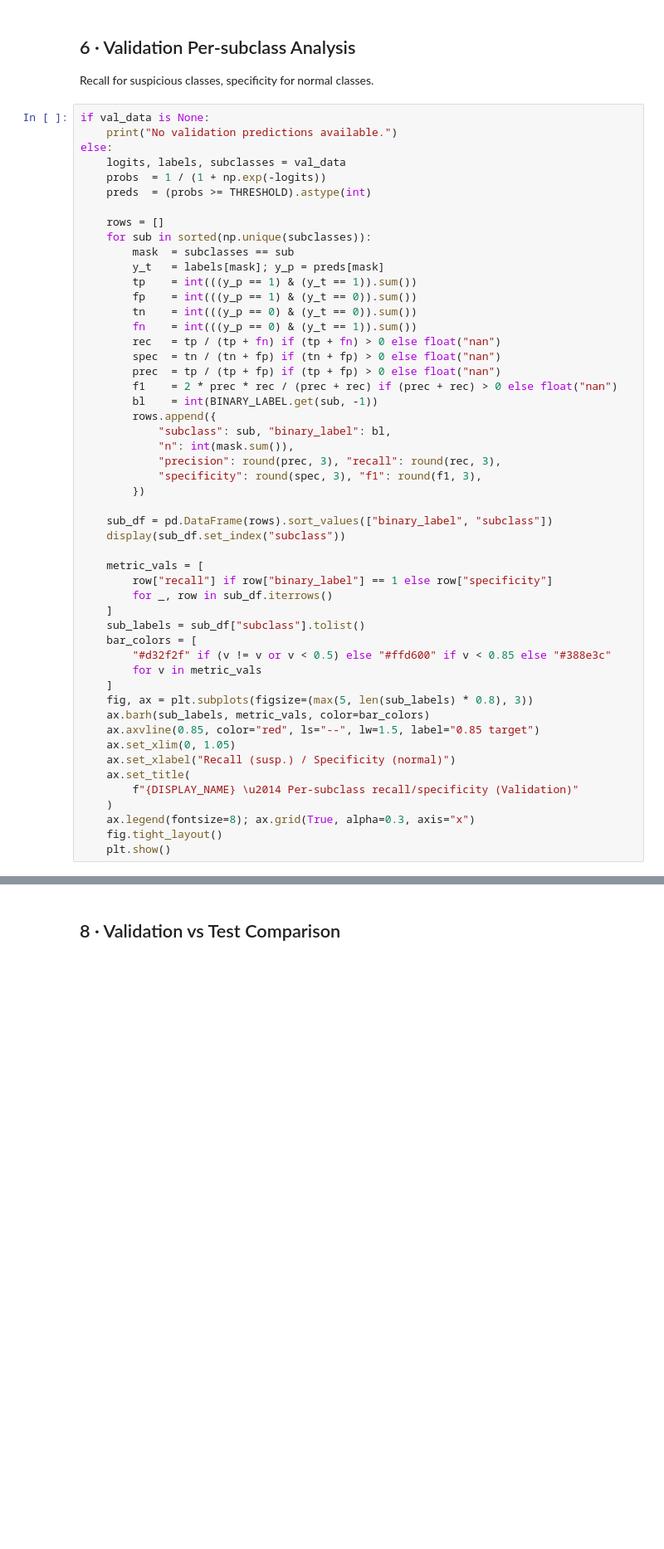
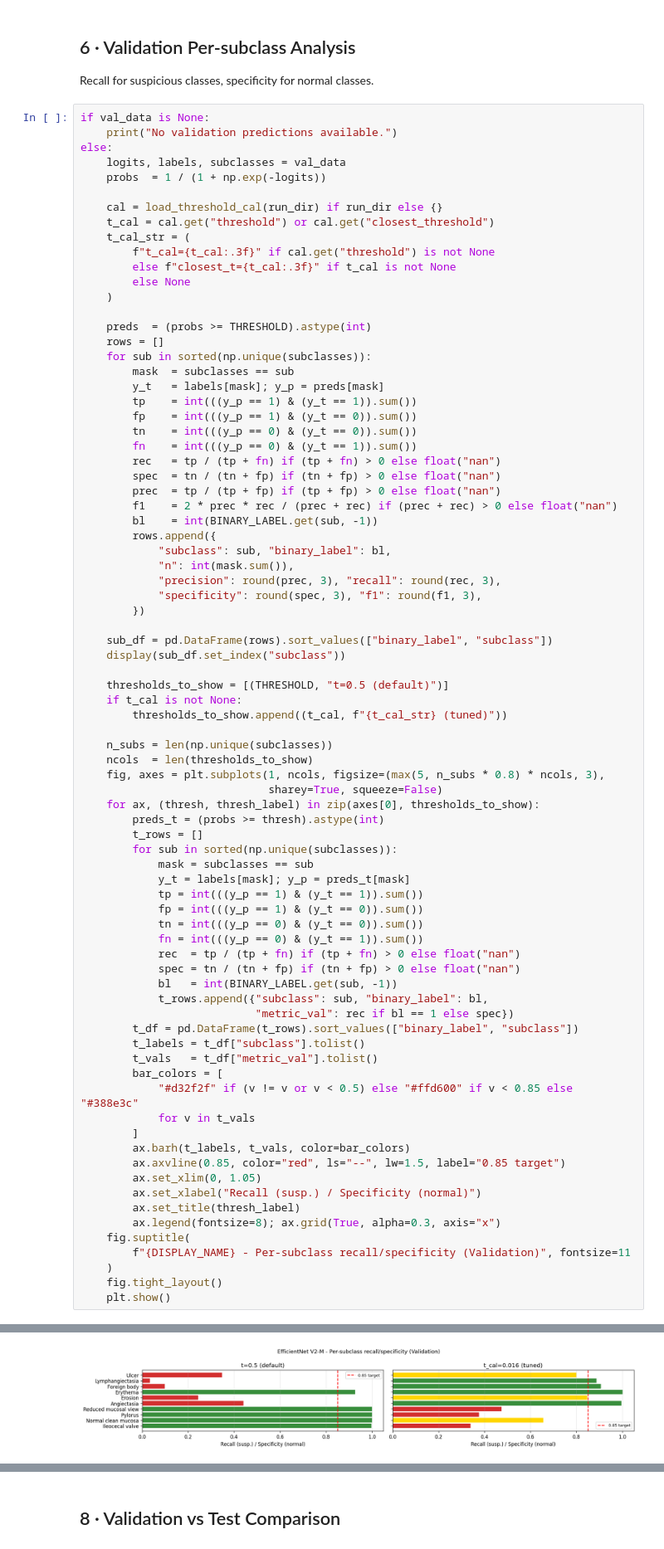
Before and after one commit to Jordixu/AAIB, a Jupyter notebook: notebooks/results_efficientnet_v2_m.ipynb, the cells around one changed output, grey strips where cells are left out. Shown at 83% size. Saved outputs shown, nothing was run; the diff lists cells and outputs as text; blank space fills up the shorter version.

```diff
--- a/notebooks/results_efficientnet_v2_m.ipynb
+++ b/notebooks/results_efficientnet_v2_m.ipynb
@@ -333,8 +386,16 @@ if val_data is None:
 else:
     logits, labels, subclasses = val_data
     probs  = 1 / (1 + np.exp(-logits))
+
+    cal = load_threshold_cal(run_dir) if run_dir else {}
+    t_cal = cal.get("threshold") or cal.get("closest_threshold")
+    t_cal_str = (
+        f"t_cal={t_cal:.3f}" if cal.get("threshold") is not None
+        else f"closest_t={t_cal:.3f}" if t_cal is not None
+        else None
+    )
+
     preds  = (probs >= THRESHOLD).astype(int)
-
     rows = []
     for sub in sorted(np.unique(subclasses)):
         mask  = subclasses == sub
@@ -358,23 +419,45 @@ else:
     sub_df = pd.DataFrame(rows).sort_values(["binary_label", "subclass"])
     display(sub_df.set_index("subclass"))
 
-    metric_vals = [
-        row["recall"] if row["binary_label"] == 1 else row["specificity"]
-        for _, row in sub_df.iterrows()
-    ]
-    sub_labels = sub_df["subclass"].tolist()
-    bar_colors = [
-        "#d32f2f" if (v != v or v < 0.5) else "#ffd600" if v < 0.85 else "#388e3c"
-        for v in metric_vals
-    ]
-    fig, ax = plt.subplots(figsize=(max(5, len(sub_labels) * 0.8), 3))
-    ax.barh(sub_labels, metric_vals, color=bar_colors)
-    ax.axvline(0.85, color="red", ls="--", lw=1.5, label="0.85 target")
-    ax.set_xlim(0, 1.05)
-    ax.set_xlabel("Recall (susp.) / Specificity (normal)")
-    ax.set_title(
-        f"{DISPLAY_NAME} \u2014 Per-subclass recall/specificity (Validation)"
+    thresholds_to_show = [(THRESHOLD, "t=0.5 (default)")]
+    if t_cal is not None:
+        thresholds_to_show.append((t_cal, f"{t_cal_str} (tuned)"))
+
+    n_subs = len(np.unique(subclasses))
+    ncols  = len(thresholds_to_show)
+    fig, axes = plt.subplots(1, ncols, figsize=(max(5, n_subs * 0.8) * ncols, 3),
+                             sharey=True, squeeze=False)
+    for ax, (thresh, thresh_label) in zip(axes[0], thresholds_to_show):
+        preds_t = (probs >= thresh).astype(int)
+        t_rows = []
+        for sub in sorted(np.unique(subclasses)):
+            mask = subclasses == sub
+            y_t = labels[mask]; y_p = preds_t[mask]
+            tp = int(((y_p == 1) & (y_t == 1)).sum())
+            fp = int(((y_p == 1) & (y_t == 0)).sum())
+            tn = int(((y_p == 0) & (y_t == 0)).sum())
+            fn = int(((y_p == 0) & (y_t == 1)).sum())
+            rec  = tp / (tp + fn) if (tp + fn) > 0 else float("nan")
+            spec = tn / (tn + fp) if (tn + fp) > 0 else float("nan")
+            bl   = int(BINARY_LABEL.get(sub, -1))
+            t_rows.append({"subclass": sub, "binary_label": bl,
+                           "metric_val": rec if bl == 1 else spec})
+        t_df = pd.DataFrame(t_rows).sort_values(["binary_label", "subclass"])
+        t_labels = t_df["subclass"].tolist()
+        t_vals   = t_df["metric_val"].tolist()
+        bar_colors = [
+            "#d32f2f" if (v != v or v < 0.5) else "#ffd600" if v < 0.85 else "#388e3c"
+            for v in t_vals
+        ]
+        ax.barh(t_labels, t_vals, color=bar_colors)
+        ax.axvline(0.85, color="red", ls="--", lw=1.5, label="0.85 target")
+        ax.set_xlim(0, 1.05)
+        ax.set_xlabel("Recall (susp.) / Specificity (normal)")
+        ax.set_title(thresh_label)
+        ax.legend(fontsize=8); ax.grid(True, alpha=0.3, axis="x")
+    fig.suptitle(
+        f"{DISPLAY_NAME} - Per-subclass recall/specificity (Validation)", fontsize=11
     )
-    ax.legend(fontsize=8); ax.grid(True, alpha=0.3, axis="x")
     fig.tight_layout()
     plt.show()
+# %% [output]
@@ -381,3 +476,4 @@ else:
+[figure, added]
 # %% [markdown]
 ## 7 · Test Set Results
 
```
Also changed, not shown: parts of 12 cells of this notebook, 7 other files.
